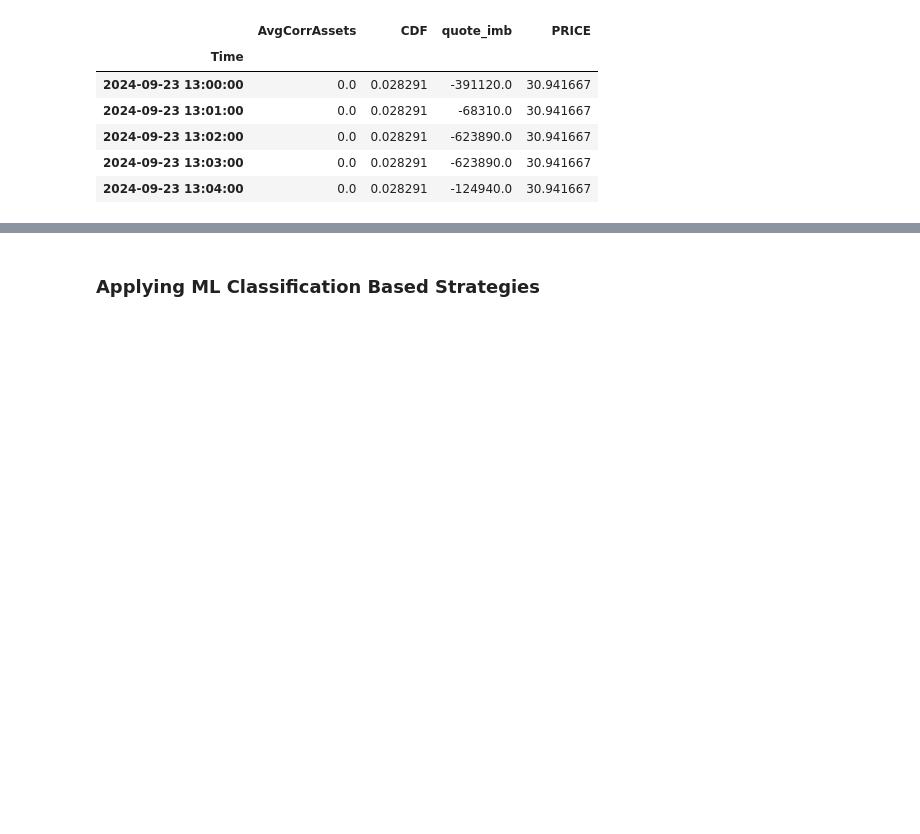
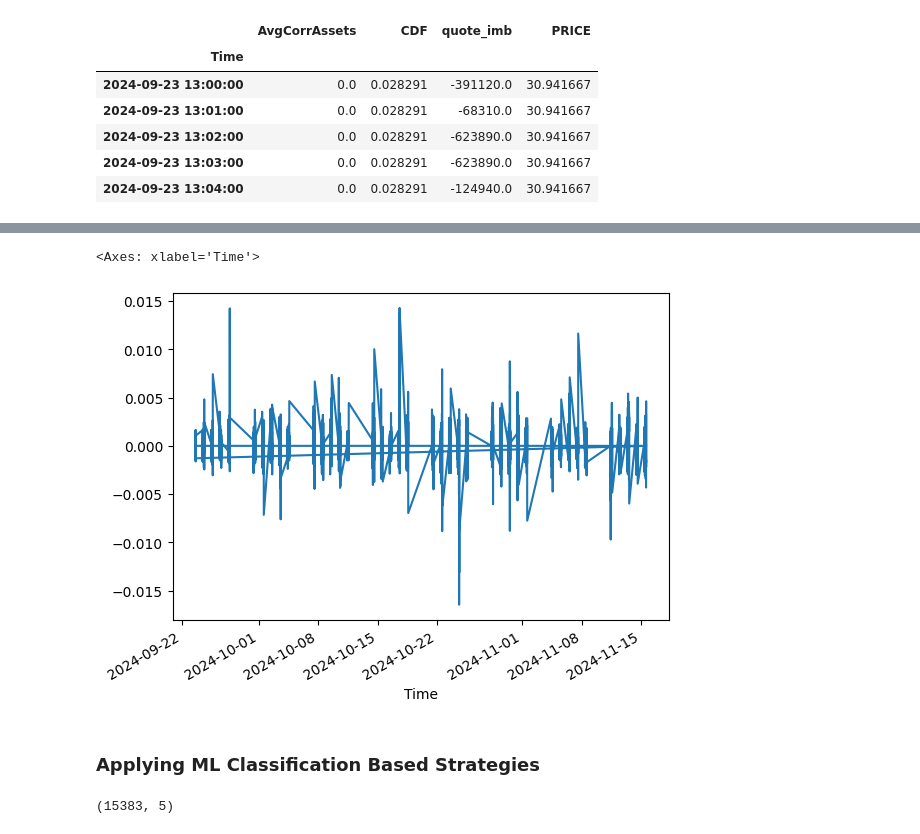
Before and after one commit to HoaPham119/thesis, a Jupyter notebook: code/data_test.ipynb, the cells around one changed output, grey strips where cells are left out. Cells and saved outputs as stored; diff of their text form; code cells hidden in the pictures; blank space fills up the shorter version.

```diff
--- a/code/data_test.ipynb
+++ b/code/data_test.ipynb
@@ -273,8 +300,17 @@ ax.figure
+# %%
+df['returns'].plot()
+# %% [output]
+<Axes: xlabel='Time'>
+[figure, added]
 # %% [markdown]
 ### Applying ML Classification Based Strategies
 # %%
 df= df_trading.copy()
 df=df[df['zcorras'].notnull()]
+# %%
+df.shape
+# %% [output]
+(15383, 5)
 # %%
 X = df[['cdf','zcorras','zimb']]
 y=(df['returns']>0).astype(int)
```
Also changed, not shown: parts of 12 cells of this notebook.
